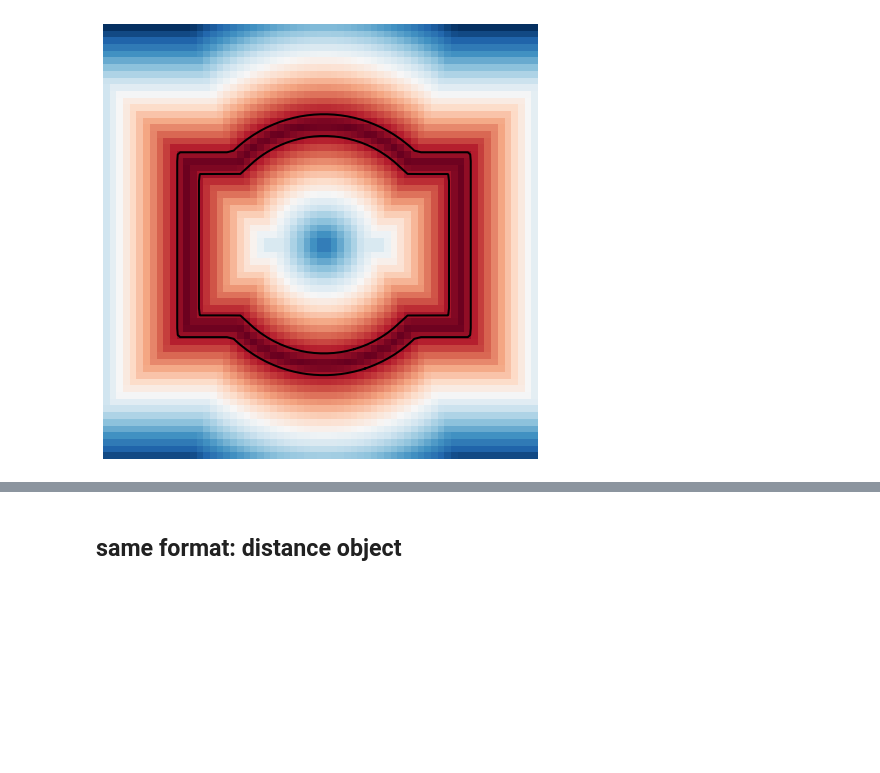
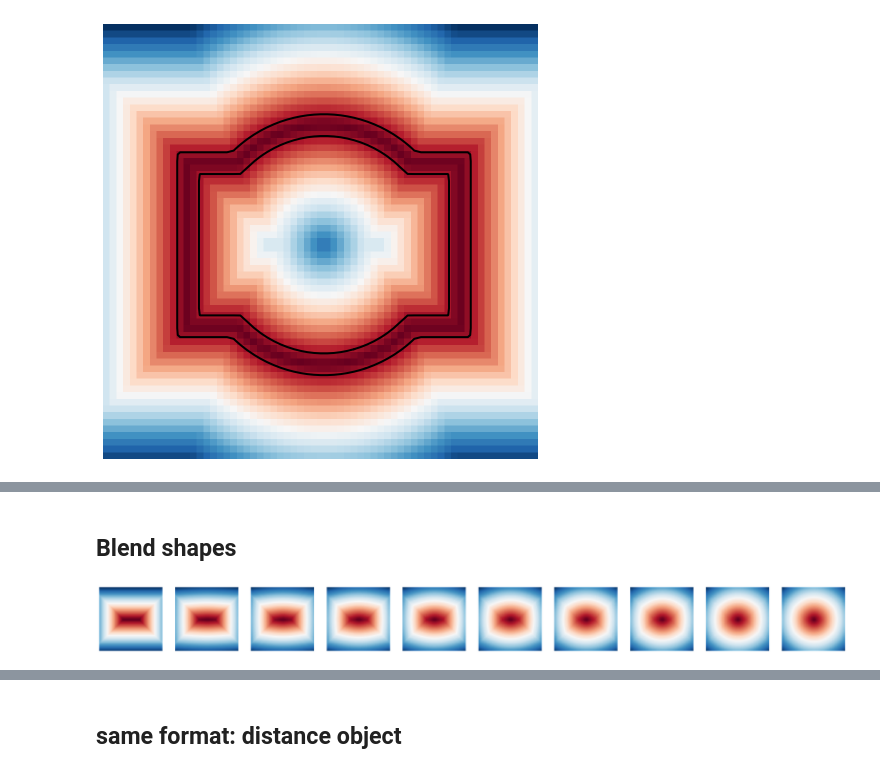
Before and after one commit to compas-teaching/ITA19, a Jupyter notebook: modules/module8/volmod.ipynb, the cells around one changed output, grey strips where cells are left out. Cells and saved outputs as stored; diff of their text form; code cells hidden in the pictures; blank space fills up the shorter version.

```diff
--- a/modules/module8/volmod.ipynb
+++ b/modules/module8/volmod.ipynb
@@ -263,0 +278,11 @@ show_contours(abs(np.minimum(mr,mc))-0.2)
+# %% [markdown]
+## Blend shapes
+# %%
+plt.figure(figsize=(30,3))
+for i in range(10):
+    plt.subplot(1,10,i+1)
+    f = i/10.
+    plt.axis('off')
+    plt.imshow((1-f)*mr+f*mc,cmap='RdBu')
+# %% [output]
+[figure, added]
```
Also changed, not shown: parts of 15 cells of this notebook, 4 other files.
